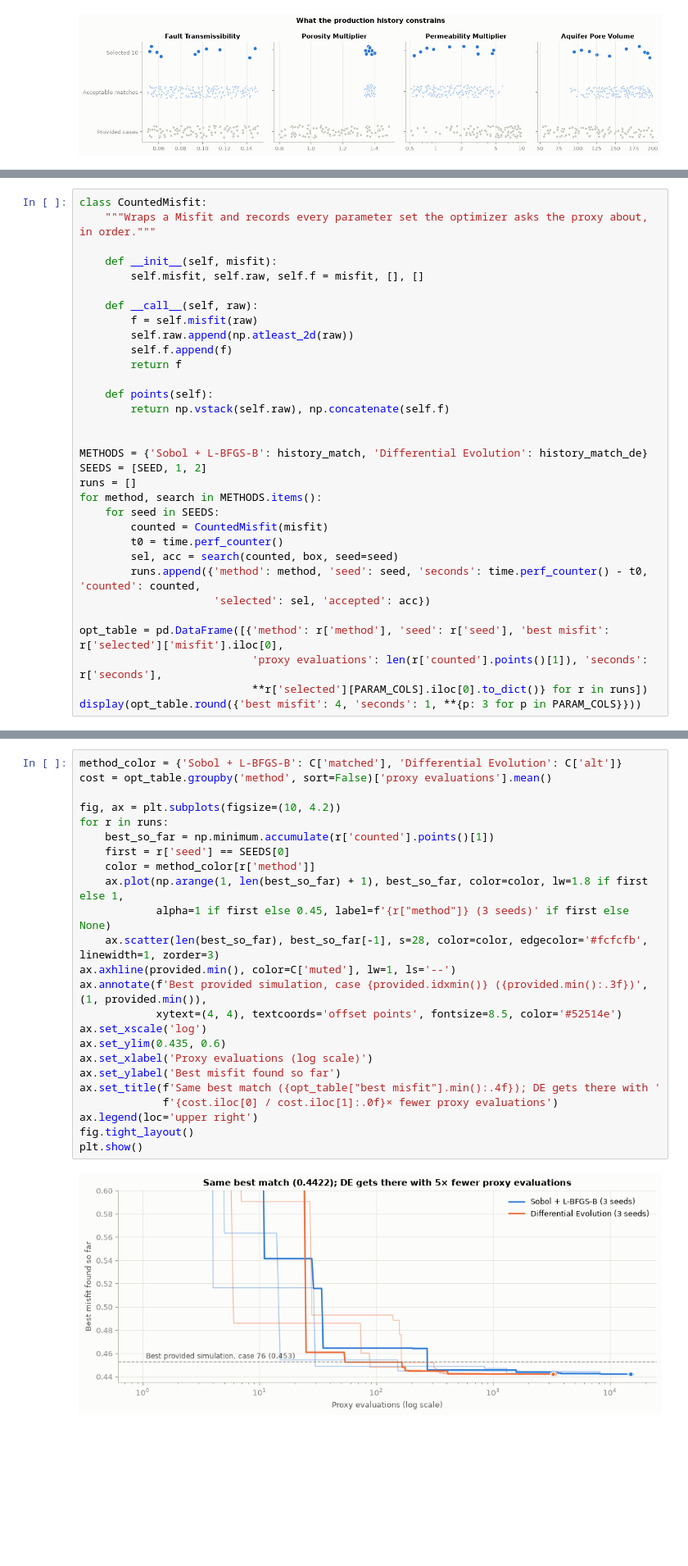
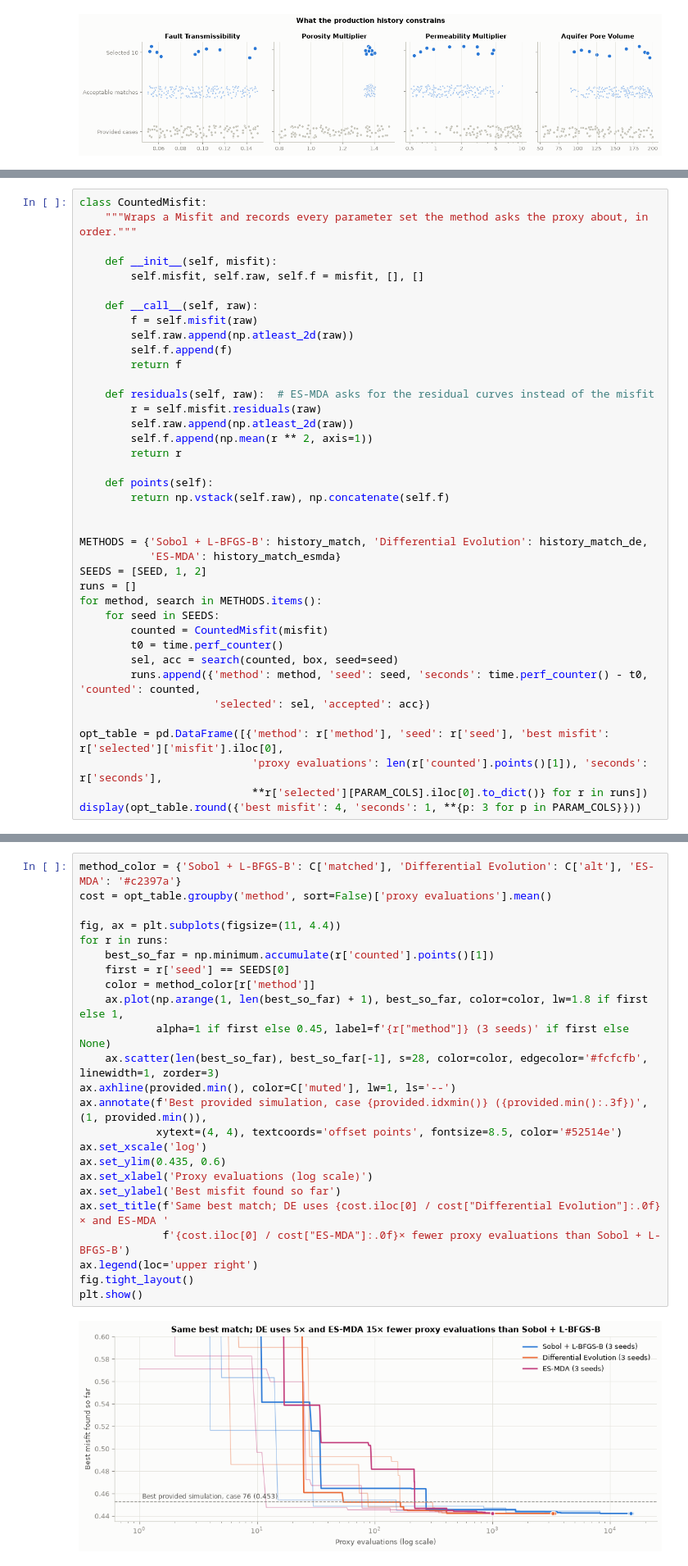
Before and after one commit to siongfeng04/ExxonMobil-DWC26, a Jupyter notebook: notebook/02_History_Matching_Forecast.ipynb, the cells around one changed output, grey strips where cells are left out. Shown at 82% size. Cells and saved outputs as stored; diff of their text form; blank space fills up the shorter version.

```diff
--- a/notebook/02_History_Matching_Forecast.ipynb
+++ b/notebook/02_History_Matching_Forecast.ipynb
@@ -344,7 +397,7 @@ spread-out cases). Each runs with 3 random seeds. Every parameter set an optimiz
 the comparison covers both **quality** (best misfit) and **cost** (proxy evaluations, time). (~2 minutes)
 # %%
 class CountedMisfit:
-    """Wraps a Misfit and records every parameter set the optimizer asks the proxy about, in order."""
+    """Wraps a Misfit and records every parameter set the method asks the proxy about, in order."""
 
     def __init__(self, misfit):
         self.misfit, self.raw, self.f = misfit, [], []
@@ -355,11 +408,18 @@ class CountedMisfit:
         self.f.append(f)
         return f
 
+    def residuals(self, raw):  # ES-MDA asks for the residual curves instead of the misfit
+        r = self.misfit.residuals(raw)
+        self.raw.append(np.atleast_2d(raw))
+        self.f.append(np.mean(r ** 2, axis=1))
+        return r
+
     def points(self):
         return np.vstack(self.raw), np.concatenate(self.f)
 
 
-METHODS = {'Sobol + L-BFGS-B': history_match, 'Differential Evolution': history_match_de}
+METHODS = {'Sobol + L-BFGS-B': history_match, 'Differential Evolution': history_match_de,
+           'ES-MDA': history_match_esmda}
 SEEDS = [SEED, 1, 2]
 runs = []
 for method, search in METHODS.items():
@@ -385,26 +448,26 @@ display(opt_table.round({'best misfit': 4, 'seconds': 1, **{p: 3 for p in PARAM_
 # %%
-method_color = {'Sobol + L-BFGS-B': C['matched'], 'Differential Evolution': C['alt']}
+method_color = {'Sobol + L-BFGS-B': C['matched'], 'Differential Evolution': C['alt'], 'ES-MDA': '#c2397a'}
 cost = opt_table.groupby('method', sort=False)['proxy evaluations'].mean()
 
-fig, ax = plt.subplots(figsize=(10, 4.2))
+fig, ax = plt.subplots(figsize=(11, 4.4))
 for r in runs:
     best_so_far = np.minimum.accumulate(r['counted'].points()[1])
     first = r['seed'] == SEEDS[0]
     color = method_color[r['method']]
     ax.plot(np.arange(1, len(best_so_far) + 1), best_so_far, color=color, lw=1.8 if first else 1,
             alpha=1 if first else 0.45, label=f'{r["method"]} (3 seeds)' if first else None)
     ax.scatter(len(best_so_far), best_so_far[-1], s=28, color=color, edgecolor='#fcfcfb', linewidth=1, zorder=3)
 ax.axhline(provided.min(), color=C['muted'], lw=1, ls='--')
 ax.annotate(f'Best provided simulation, case {provided.idxmin()} ({provided.min():.3f})', (1, provided.min()),
             xytext=(4, 4), textcoords='offset points', fontsize=8.5, color='#52514e')
 ax.set_xscale('log')
 ax.set_ylim(0.435, 0.6)
 ax.set_xlabel('Proxy evaluations (log scale)')
 ax.set_ylabel('Best misfit found so far')
-ax.set_title(f'Same best match ({opt_table["best misfit"].min():.4f}); DE gets there with '
-             f'{cost.iloc[0] / cost.iloc[1]:.0f}× fewer proxy evaluations')
+ax.set_title(f'Same best match; DE uses {cost.iloc[0] / cost["Differential Evolution"]:.0f}× and ES-MDA '
+             f'{cost.iloc[0] / cost["ES-MDA"]:.0f}× fewer proxy evaluations than Sobol + L-BFGS-B')
 ax.legend(loc='upper right')
 fig.tight_layout()
 plt.show()
 # %% [output]
-[figure, old version]
+[figure, new version]
```
Also changed, not shown: parts of 20 cells of this notebook, 5 other files.
